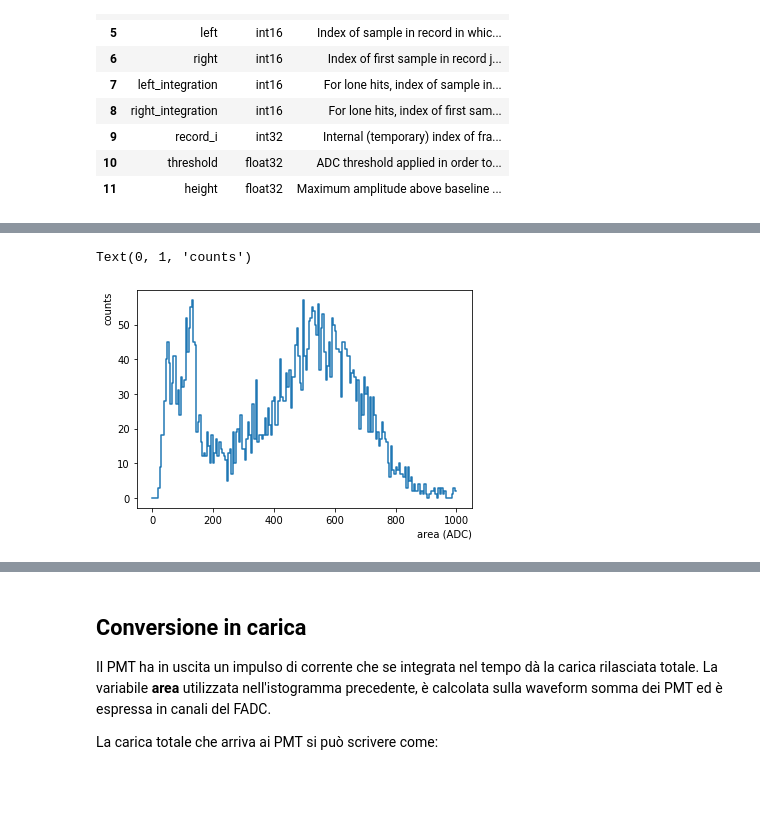
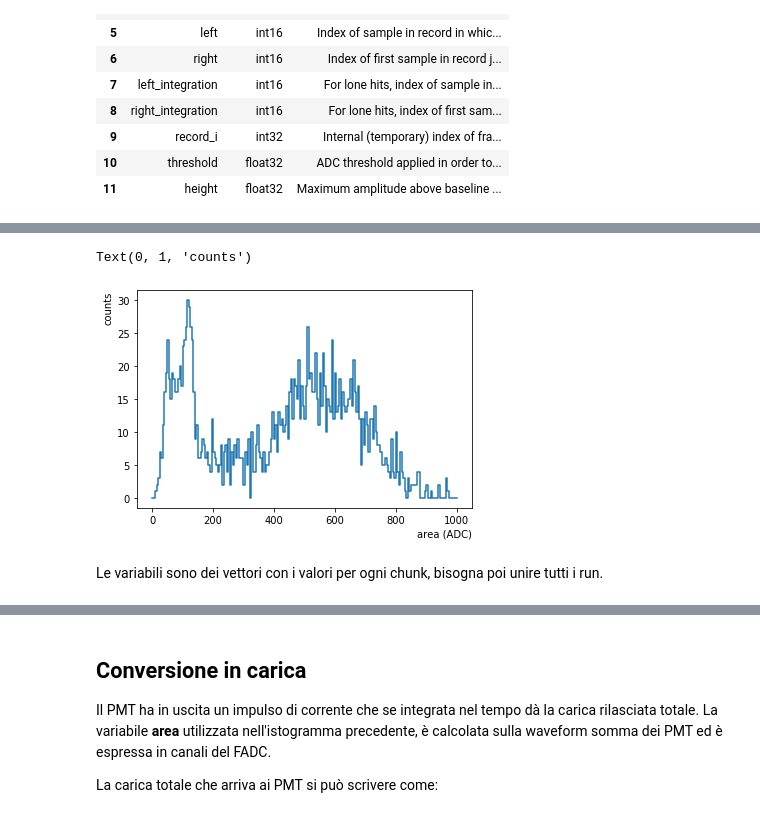
Before and after one commit to valerioda/xenon-note, a Jupyter notebook: lone_hits/lone_hits_valerio.ipynb, the cells around one changed output, grey strips where cells are left out. Drawn from its saved outputs; the diff is of its cells as text; code cells hidden in the pictures; blank space fills up the shorter version.

```diff
--- a/lone_hits/lone_hits_valerio.ipynb
+++ b/lone_hits/lone_hits_valerio.ipynb
@@ -68,13 +72,36 @@ st.data_info('lone_hits')
+# %%
+def chunk_rate(run_id, _ch):
+    r_data = [('area',np.float32),('length',np.int),('chunk_dt',np.float32),
+              ('area_cut',np.float32)]
+
+    area=[]
+    length=[]
+    chunk_dt=[]
+    area_cut=[]
+    for chunk in st.get_iter(run_id, ['lone_hits'], max_workers=20,
+                         keep_columns = ('channel', 'area', 'time','length','dt'),
+                             selection_str=('channel==%i'%(_ch))):
+        area.append(chunk.data['area'])
+        length.append(chunk.data['length'])
+        chunk_dt.append(((chunk.data['time'][-1]+chunk.data['length'][-1]*chunk.data['dt'][-1])-chunk.data['time'][0]))
+        area_cut.append(chunk.data['area'][chunk.data['length']<20])
+
+    return area,area_cut,length,chunk_dt, chunk.data['dt']
 # %%
 run_id = '007730'
+pmt_chn = 126
+area, area_cut, length, chunk_dt, dt = chunk_rate(run_id,pmt_chn)
 #lone_hits = st.get_array(run_id,'lone_hits')
 #pdata = st.get_array(run_id,'lone_hits',max_workers=20,_chunk_number=2)
-pdata = st.get_array(run_id,'lone_hits',max_workers=20,seconds_range=(0,30))
+#pdata = st.get_array(run_id,'lone_hits',max_workers=20,seconds_range=(0,30))
 # %%
-area = Hist1d(pdata['area'][pdata['channel']==6],bins=200,range=(0,1000))
-area.plot()
+#area = Hist1d(pdata['area'][pdata['channel']==6],bins=200,range=(0,1000))
+h_area = Hist1d(area[0],bins=200,range=(0,1000))
+h_area.plot()
 plt.xlabel('area (ADC)', ha='right', x=1)
 plt.ylabel('counts', ha='right', y=1)
 # %% [output]
 Text(0, 1, 'counts')
-[figure, old version]
+[figure, new version]
+# %% [markdown]
+Le variabili sono dei vettori con i valori per ogni chunk, bisogna poi unire tutti i run.
```
Also changed, not shown: parts of 8 cells of this notebook, 5 other files.
